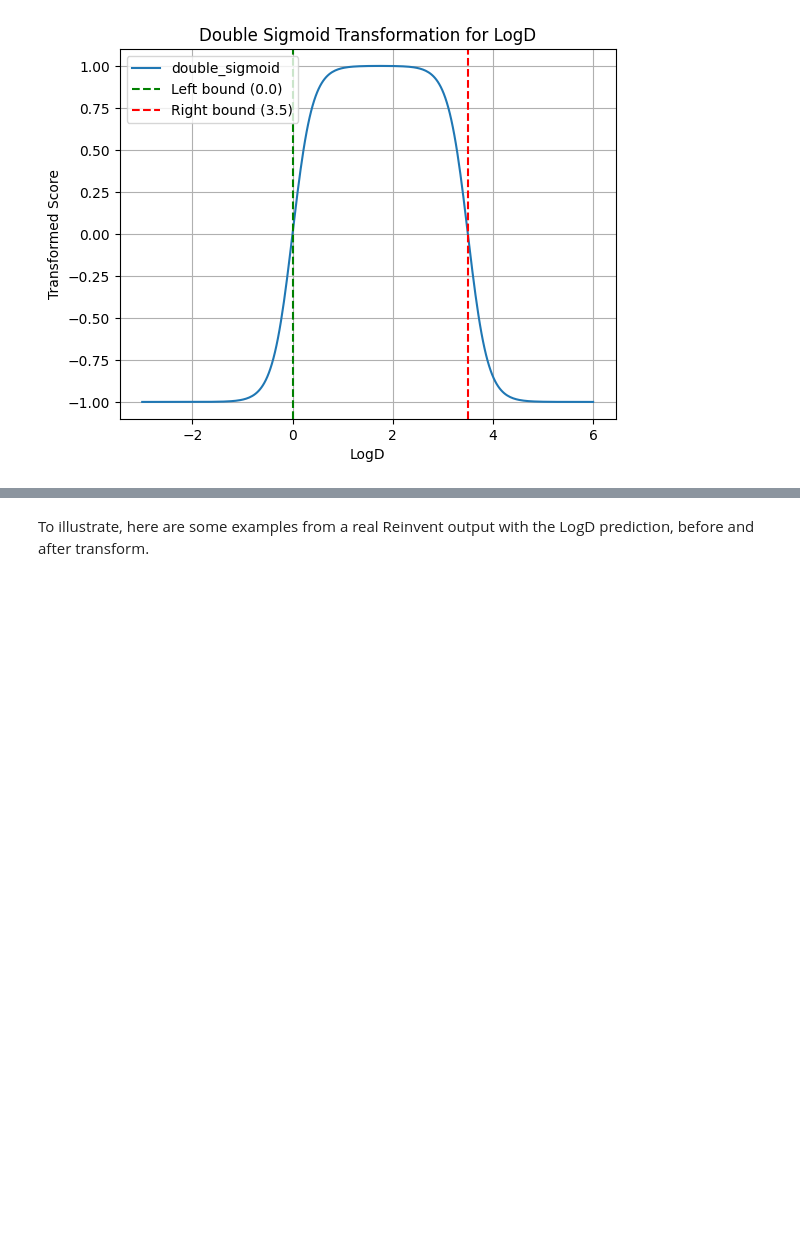
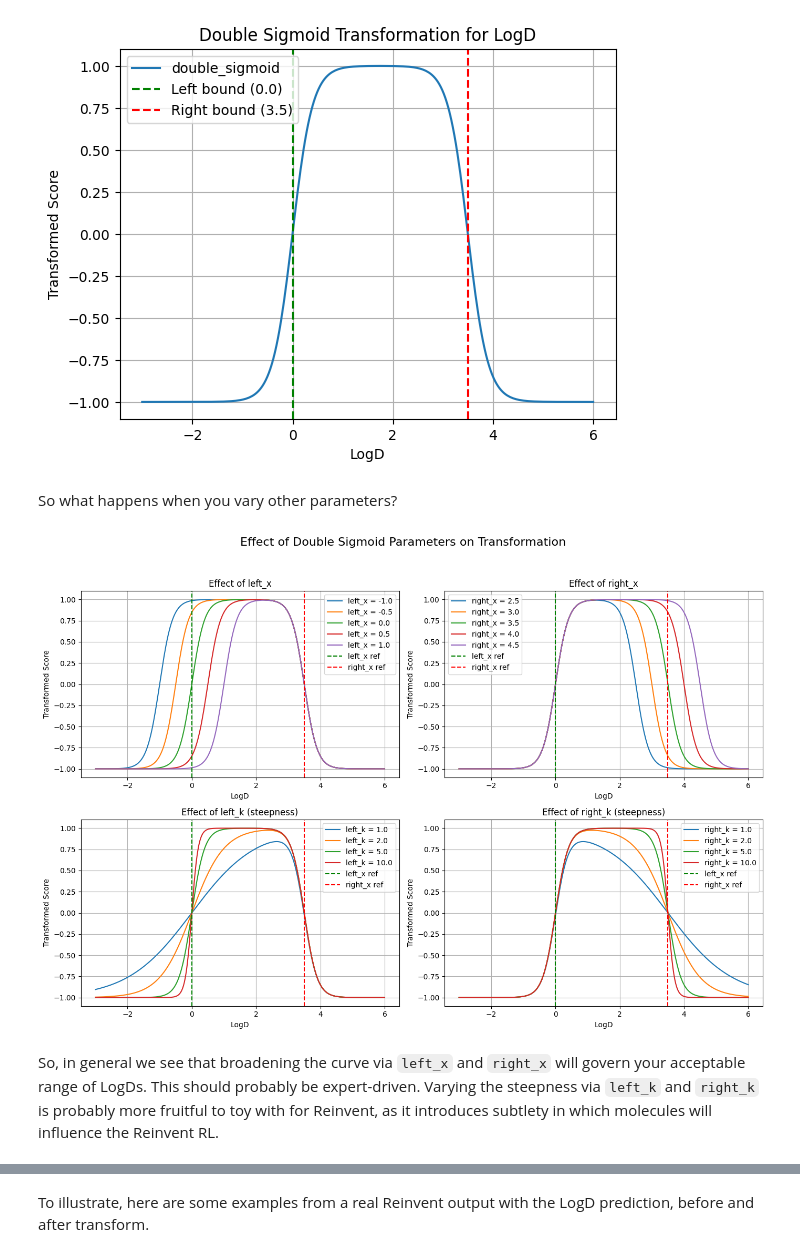
Before and after one commit to coreytaylorcompchem/comp_chem, a Jupyter notebook: generation/2025-08-29_tuning_reinvent.ipynb, the cells around one changed output, grey strips where cells are left out. Saved outputs shown, nothing was run; the diff lists cells and outputs as text; code cells hidden in the pictures; blank space fills up the shorter version.

Commit message:
Fixes and adjustments to turning reinvent notebook

```diff
--- a/generation/2025-08-29_tuning_reinvent.ipynb
+++ b/generation/2025-08-29_tuning_reinvent.ipynb
@@ -340,4 +340,77 @@ plt.grid(True)
 plt.show()
 # %% [output]
 [figure]
+# %% [markdown]
+So what happens when you vary other parameters?
+# %%
+import numpy as np
+import matplotlib.pyplot as plt
+
+def double_sigmoid(x, low=-1.0, high=1.0, left_x=0.0, left_k=1.0, right_x=3.5, right_k=1.0):
+    left = 1 / (1 + np.exp(-left_k * (x - left_x)))
+    right = 1 / (1 + np.exp(right_k * (x - right_x)))
+    return low + (high - low) * left * right
+
+x_vals = np.linspace(-3, 6, 300)
+
+left_x_vals = [-1.0, -0.5, 0.0, 0.5, 1.0]
+right_x_vals = [2.5, 3.0, 3.5, 4.0, 4.5]
+left_k_vals = [1.0, 2.0, 5.0, 10.0]
+right_k_vals = [1.0, 2.0, 5.0, 10.0]
+
+fig, axs = plt.subplots(2, 2, figsize=(14, 10))
+fig.suptitle("Effect of Double Sigmoid Parameters on Transformation", fontsize=16)
+
+# Default reference lines
+default_left_x = 0.0
+default_right_x = 3.5
+
+# Varying left_x and right_x
+for val in left_x_vals:
+    y = double_sigmoid(x_vals, left_x=val, left_k=5.0, right_x=3.5, right_k=5.0)
+    axs[0, 0].plot(x_vals, y, label=f"left_x = {val}")
+axs[0, 0].axvline(default_left_x, color='green', linestyle='--', label='left_x ref')
+axs[0, 0].axvline(default_right_x, color='red', linestyle='--', label='right_x ref')
+axs[0, 0].set_title("Effect of left_x")
+axs[0, 0].legend()
+axs[0, 0].grid(True)
+
+for val in right_x_vals:
+    y = double_sigmoid(x_vals, left_x=0.0, left_k=5.0, right_x=val, right_k=5.0)
+    axs[0, 1].plot(x_vals, y, label=f"right_x = {val}")
+axs[0, 1].axvline(default_left_x, color='green', linestyle='--', label='left_x ref')
+axs[0, 1].axvline(default_right_x, color='red', linestyle='--', label='right_x ref')
+axs[0, 1].set_title("Effect of right_x")
+axs[0, 1].legend()
+axs[0, 1].grid(True)
+
+# Varying left_k and right_k
+for val in left_k_vals:
+    y = double_sigmoid(x_vals, left_x=0.0, left_k=val, right_x=3.5, right_k=5.0)
+    axs[1, 0].plot(x_vals, y, label=f"left_k = {val}")
+axs[1, 0].axvline(default_left_x, color='green', linestyle='--', label='left_x ref')
+axs[1, 0].axvline(default_right_x, color='red', linestyle='--', label='right_x ref')
+axs[1, 0].set_title("Effect of left_k (steepness)")
+axs[1, 0].legend()
+axs[1, 0].grid(True)
+
+for val in right_k_vals:
+    y = double_sigmoid(x_vals, left_x=0.0, left_k=5.0, right_x=3.5, right_k=val)
+    axs[1, 1].plot(x_vals, y, label=f"right_k = {val}")
+axs[1, 1].axvline(default_left_x, color='green', linestyle='--', label='left_x ref')
+axs[1, 1].axvline(default_right_x, color='red', linestyle='--', label='right_x ref')
+axs[1, 1].set_title("Effect of right_k (steepness)")
+axs[1, 1].legend()
+axs[1, 1].grid(True)
+
+for ax in axs.flat:
+    ax.set_xlabel("LogD")
+    ax.set_ylabel("Transformed Score")
+
+plt.tight_layout(rect=[0, 0.03, 1, 0.95])
+plt.show()
+# %% [output]
+[figure, added]
+# %% [markdown]
+So, in general we see that broadening the curve via `left_x` and `right_x` will govern your acceptable range of LogDs. This should probably be expert-driven. Varying the steepness via `left_k` and `right_k` is probably more fruitful to toy with for Reinvent, as it introduces subtlety in which molecules will influence the Reinvent RL.
 # %% [markdown]
```
Also changed, not shown: parts of 10 cells of this notebook.
